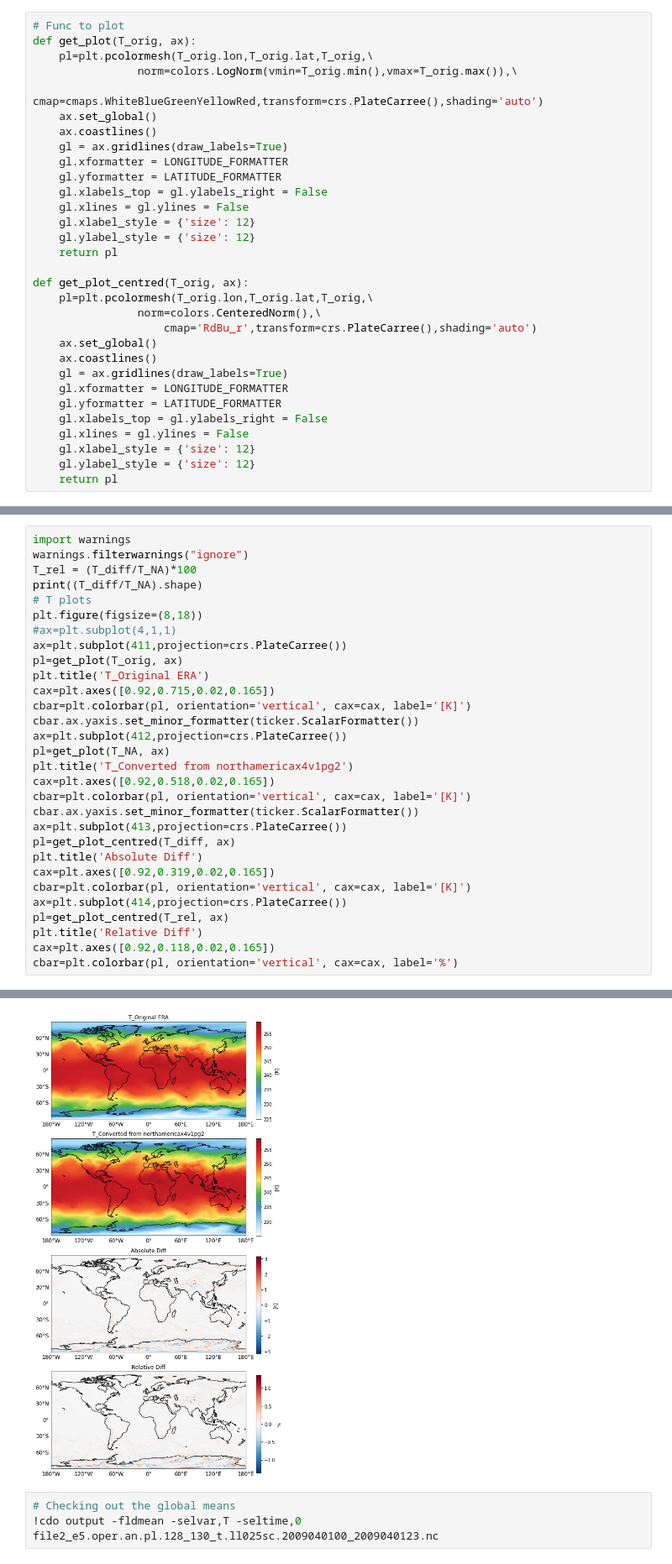
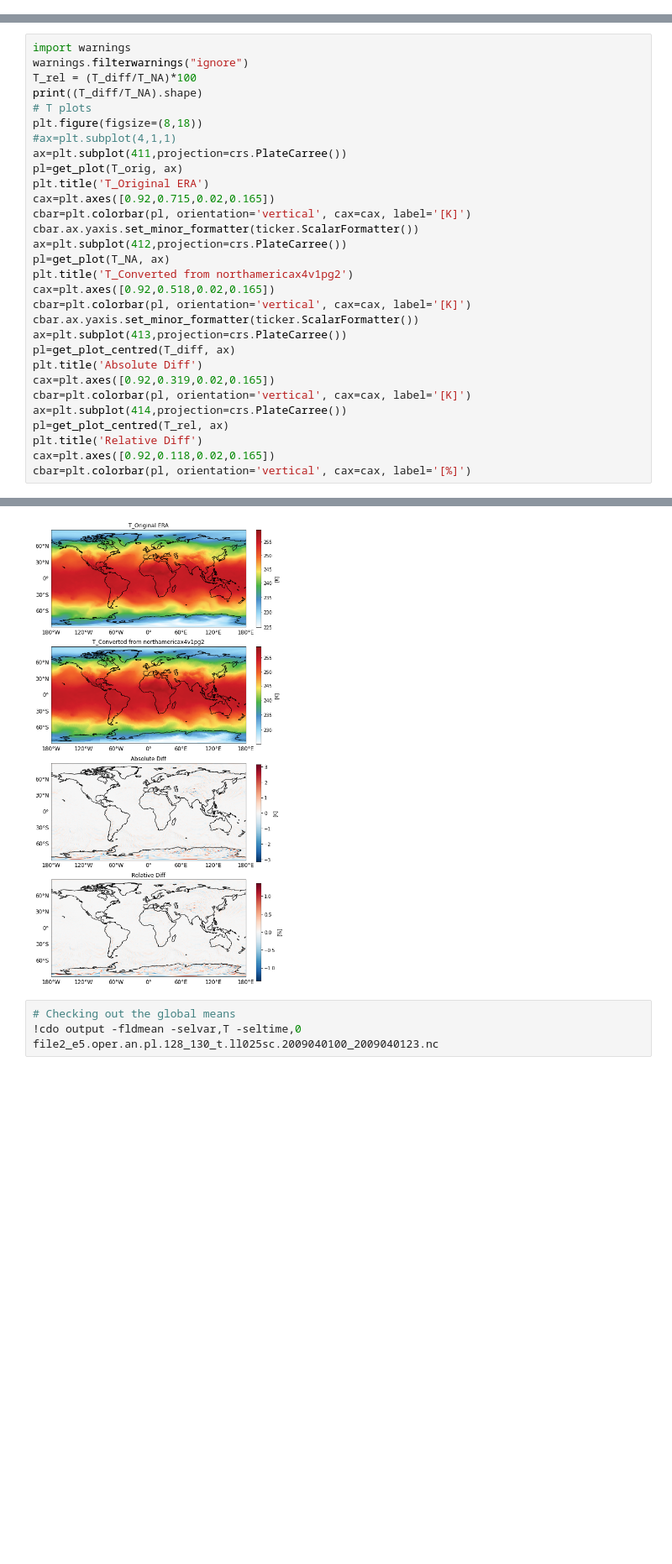
Before and after one commit to TaufiqHassan/CheckMapFiles, a Jupyter notebook: Checking_ERA_map_files_plev.ipynb, the cells around one changed output, grey strips where cells are left out. Shown at 84% size. Saved outputs shown, nothing was run; the diff lists cells and outputs as text; blank space fills up the shorter version.

```diff
--- a/Checking_ERA_map_files_plev.ipynb
+++ b/Checking_ERA_map_files_plev.ipynb
@@ -18,34 +18,3 @@ T_orig = era_orig['T'][0].mean(dim='level')
 T_NA = era_NA['T'][0].mean(dim='level')
 T_NA = T_NA.assign_coords(lat=lat)
 T_diff = T_orig-T_NA
-# %%
-# Func to plot
-def get_plot(T_orig, ax):
-    pl=plt.pcolormesh(T_orig.lon,T_orig.lat,T_orig,\
-                norm=colors.LogNorm(vmin=T_orig.min(),vmax=T_orig.max()),\
-                    cmap=cmaps.WhiteBlueGreenYellowRed,transform=crs.PlateCarree(),shading='auto')
-    ax.set_global()
-    ax.coastlines()
-    gl = ax.gridlines(draw_labels=True)
-    gl.xformatter = LONGITUDE_FORMATTER
-    gl.yformatter = LATITUDE_FORMATTER
-    gl.xlabels_top = gl.ylabels_right = False
-    gl.xlines = gl.ylines = False
-    gl.xlabel_style = {'size': 12}
-    gl.ylabel_style = {'size': 12}
-    return pl
-
-def get_plot_centred(T_orig, ax):
-    pl=plt.pcolormesh(T_orig.lon,T_orig.lat,T_orig,\
-                norm=colors.CenteredNorm(),\
-                    cmap='RdBu_r',transform=crs.PlateCarree(),shading='auto')
-    ax.set_global()
-    ax.coastlines()
-    gl = ax.gridlines(draw_labels=True)
-    gl.xformatter = LONGITUDE_FORMATTER
-    gl.yformatter = LATITUDE_FORMATTER
-    gl.xlabels_top = gl.ylabels_right = False
-    gl.xlines = gl.ylines = False
-    gl.xlabel_style = {'size': 12}
-    gl.ylabel_style = {'size': 12}
-    return pl
@@ -53,35 +72,35 @@ def get_plot_centred(T_orig, ax):
 import warnings
 warnings.filterwarnings("ignore")
 T_rel = (T_diff/T_NA)*100
 print((T_diff/T_NA).shape)
 # T plots
 plt.figure(figsize=(8,18))
 #ax=plt.subplot(4,1,1)
 ax=plt.subplot(411,projection=crs.PlateCarree())
 pl=get_plot(T_orig, ax)
 plt.title('T_Original ERA')
 cax=plt.axes([0.92,0.715,0.02,0.165])
 cbar=plt.colorbar(pl, orientation='vertical', cax=cax, label='[K]')
 cbar.ax.yaxis.set_minor_formatter(ticker.ScalarFormatter())
 ax=plt.subplot(412,projection=crs.PlateCarree())
 pl=get_plot(T_NA, ax)
 plt.title('T_Converted from northamericax4v1pg2')
 cax=plt.axes([0.92,0.518,0.02,0.165])
 cbar=plt.colorbar(pl, orientation='vertical', cax=cax, label='[K]')
 cbar.ax.yaxis.set_minor_formatter(ticker.ScalarFormatter())
 ax=plt.subplot(413,projection=crs.PlateCarree())
 pl=get_plot_centred(T_diff, ax)
 plt.title('Absolute Diff')
 cax=plt.axes([0.92,0.319,0.02,0.165])
 cbar=plt.colorbar(pl, orientation='vertical', cax=cax, label='[K]')
 ax=plt.subplot(414,projection=crs.PlateCarree())
 pl=get_plot_centred(T_rel, ax)
 plt.title('Relative Diff')
 cax=plt.axes([0.92,0.118,0.02,0.165])
-cbar=plt.colorbar(pl, orientation='vertical', cax=cax, label='%')
+cbar=plt.colorbar(pl, orientation='vertical', cax=cax, label='[%]')
 # %% [output]
 (721, 1440)
-[figure, old version]
+[figure, new version]
 # %%
 # Checking out the global means
 !cdo output -fldmean -selvar,T -seltime,0 file2_e5.oper.an.pl.128_130_t.ll025sc.2009040100_2009040123.nc
```
Also changed, not shown: parts of 6 cells of this notebook, 1 other file.
